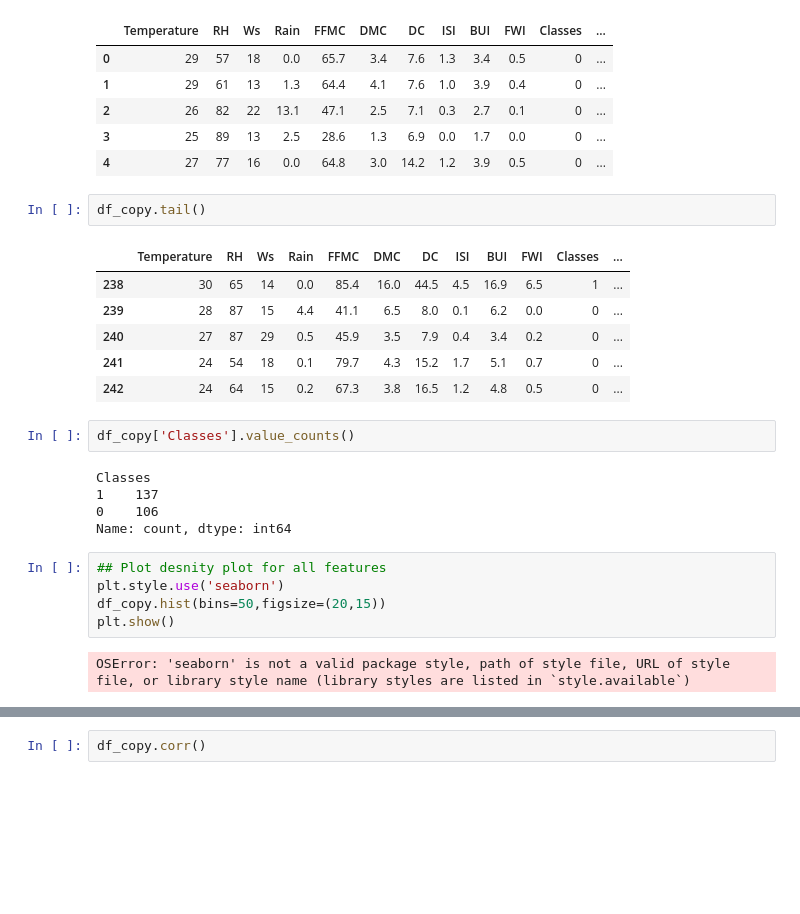
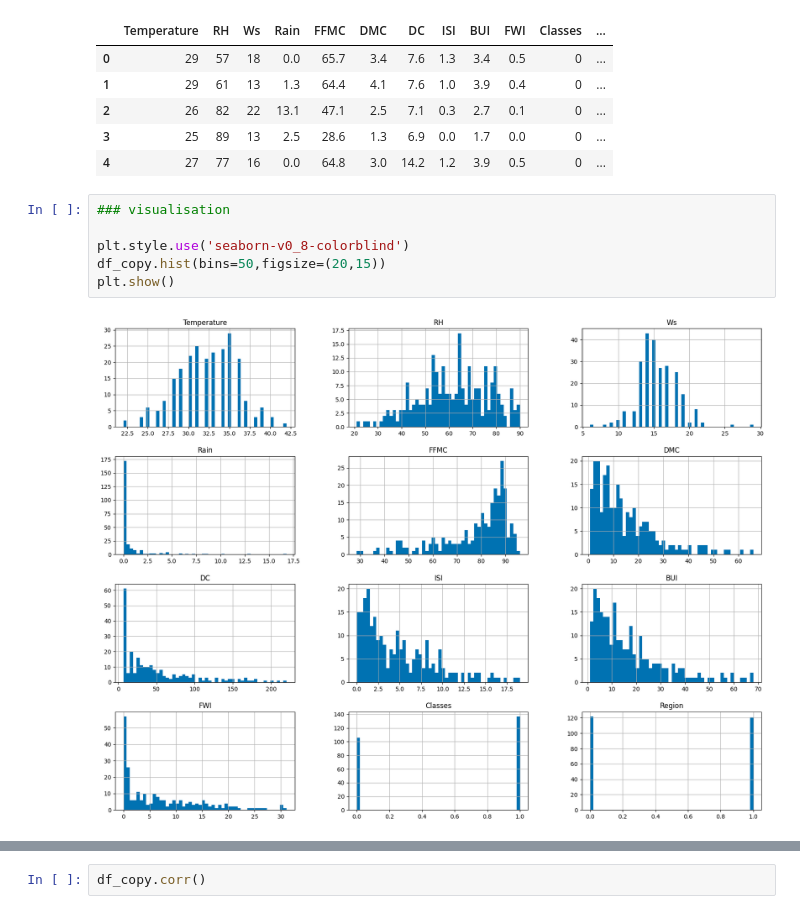
Before and after one commit to sreekar707/ml-learning, a Jupyter notebook: ridge lasso/Ridge, Lasso Regression.ipynb, the cells around one changed output, grey strips where cells are left out. Cells and saved outputs as stored; diff of their text form; blank space fills up the shorter version.

```diff
--- a/ridge lasso/Ridge, Lasso Regression.ipynb
+++ b/ridge lasso/Ridge, Lasso Regression.ipynb
@@ -338,27 +360,12 @@ df_copy.head()
 | 2 | 26 | 82 | 22 | 13.1 | 47.1 | 2.5 | 7.1 | 0.3 | 2.7 | 0.1 | 0 | ... |
 | 3 | 25 | 89 | 13 | 2.5 | 28.6 | 1.3 | 6.9 | 0.0 | 1.7 | 0.0 | 0 | ... |
 | 4 | 27 | 77 | 16 | 0.0 | 64.8 | 3.0 | 14.2 | 1.2 | 3.9 | 0.5 | 0 | ... |
-# %%
-df_copy.tail()
-# %% [output]
-|  | Temperature | RH | Ws | Rain | FFMC | DMC | DC | ISI | BUI | FWI | Classes | ... |
-| 238 | 30 | 65 | 14 | 0.0 | 85.4 | 16.0 | 44.5 | 4.5 | 16.9 | 6.5 | 1 | ... |
-| 239 | 28 | 87 | 15 | 4.4 | 41.1 | 6.5 | 8.0 | 0.1 | 6.2 | 0.0 | 0 | ... |
-| 240 | 27 | 87 | 29 | 0.5 | 45.9 | 3.5 | 7.9 | 0.4 | 3.4 | 0.2 | 0 | ... |
-| 241 | 24 | 54 | 18 | 0.1 | 79.7 | 4.3 | 15.2 | 1.7 | 5.1 | 0.7 | 0 | ... |
-| 242 | 24 | 64 | 15 | 0.2 | 67.3 | 3.8 | 16.5 | 1.2 | 4.8 | 0.5 | 0 | ... |
-# %%
-df_copy['Classes'].value_counts()
-# %% [output]
-Classes
-1    137
-0    106
-Name: count, dtype: int64
 # %%
-## Plot desnity plot for all features
-plt.style.use('seaborn')
+### visualisation
+
+plt.style.use('seaborn-v0_8-colorblind')
 df_copy.hist(bins=50,figsize=(20,15))
 plt.show()
 # %% [output]
-OSError: 'seaborn' is not a valid package style, path of style file, URL of style file, or library style name (library styles are listed in `style.available`)
+[figure, added]
 # %%
```
Also changed, not shown: parts of 18 cells of this notebook, 4 other files.
